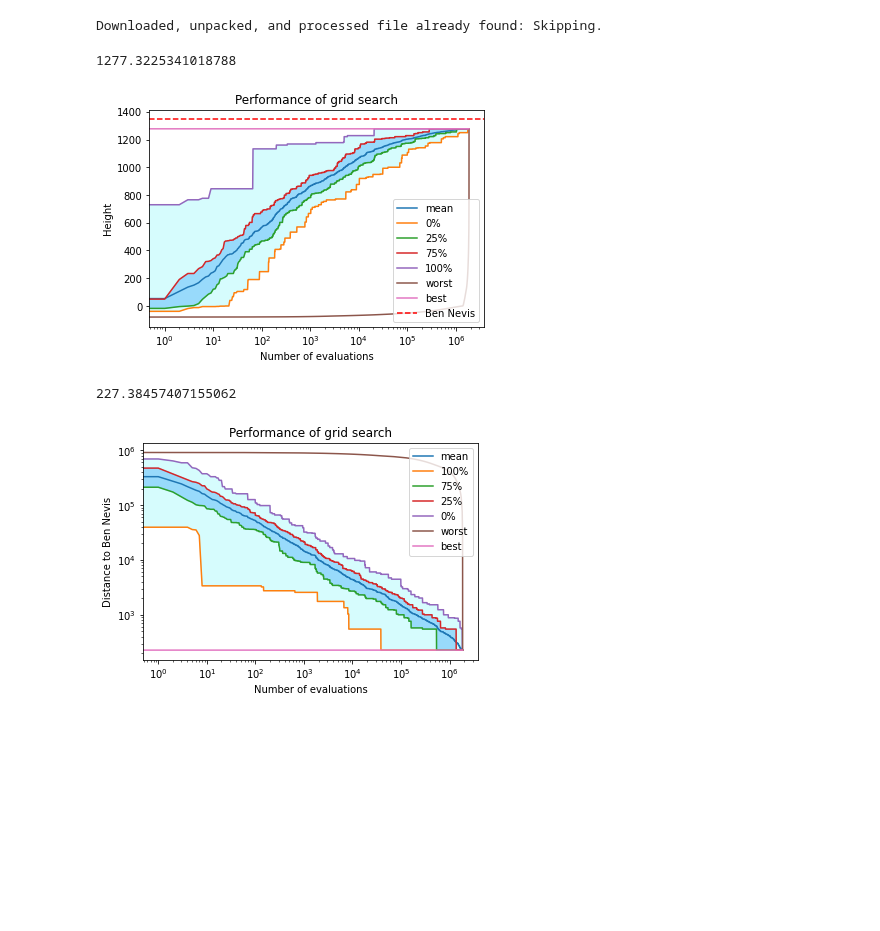
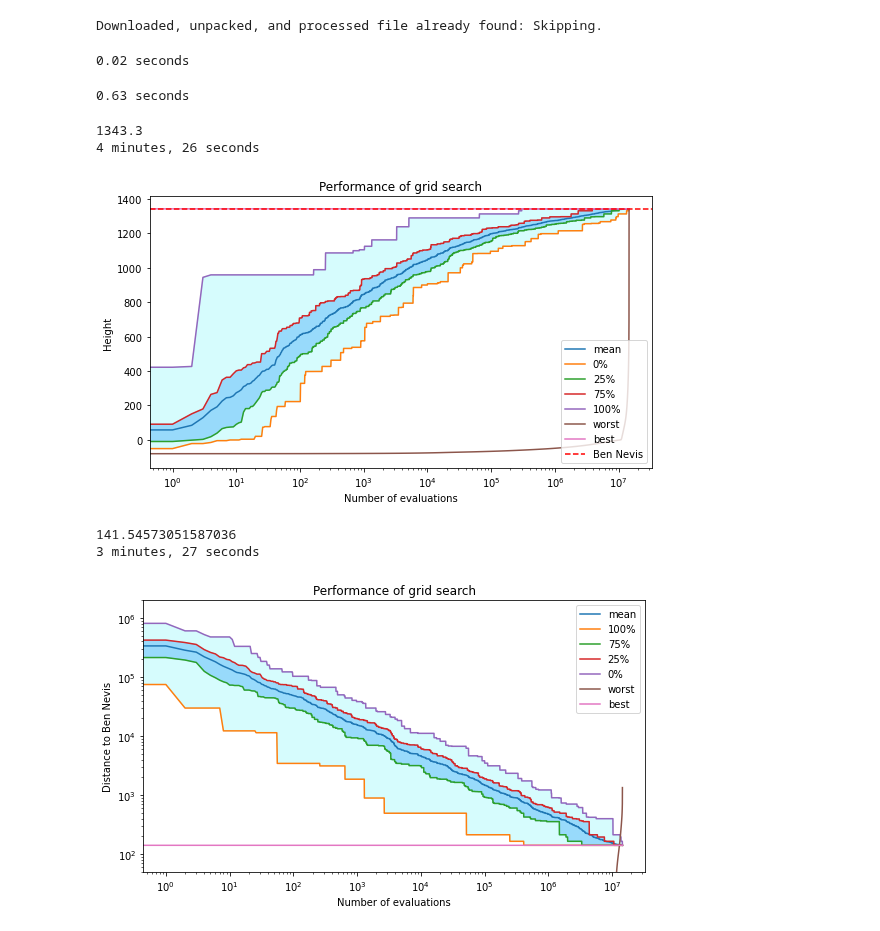
Before and after one commit to CardiacModelling/BenNevisBenchmark, a Jupyter notebook: baseline_grid.ipynb, the cells around one changed output. Drawn from its saved outputs; the diff is of its cells as text; code cells hidden in the pictures; blank space fills up the shorter version.

```diff
--- a/baseline_grid.ipynb
+++ b/baseline_grid.ipynb
@@ -26,25 +26,38 @@ def make_pairs(s):
 # %%
 pairs = make_pairs(SIDE)
 re_len = len(pairs)
-re_worst = [f(x, y) for x, y in pairs]
-re_worst.sort()
-func_values = re_worst.copy()
+
+#t = nevis.Timer()
+#re_worst = np.array([f(x, y) for x, y in pairs])
+#print(t.format())
+#print(re_worst.shape)
+
+m = SIDE // 50
+t = nevis.Timer()
+re_worst = (nevis.gb()[::m, ::m])
+re_worst = np.reshape(re_worst, (np.prod(re_worst.shape,)))
+print(t.format())
+#print(re_worst.shape)
+# %% [output]
+0.02 seconds
+# %%
+t.reset()
+re_worst = np.sort(re_worst)
+print(t.format())
+# %% [output]
+0.63 seconds
 # %%
 def gen_res(re_worst, method='max'):
-    random_results = []
-    for i in range(N):
-        shuffled_f = np.random.permutation(re_worst)
-        prefix = (np.maximum if method == 'max' else np.minimum).accumulate(shuffled_f)
-        random_results.append(prefix)
-
-    temp = np.array(random_results).T
+    rng = np.random.default_rng()
+    random_results = rng.permuted(np.tile(re_worst, (N, 1)), axis=1)
+    random_results = (np.maximum if method == 'max' else np.minimum).accumulate(random_results, axis=1)
 
     re_mean = []
     re_0 = []
     re_25 = []
     re_75 = []
     re_100 = []
-    for x in temp:
+    for x in random_results.T:
         re_mean.append(np.mean(x))
         sorted_x = np.sort(x)
         re_0.append(sorted_x[0])
@@ -56,30 +69,33 @@ def gen_res(re_worst, method='max'):
     print(re_best[0])
     return re_mean, re_0, re_25, re_75, re_100, re_best
 # %%
-re_worst = func_values
+t.reset()
 re_mean, re_0, re_25, re_75, re_100, re_best = gen_res(re_worst)
+print(t.format())
 # Output is our heighest
 # %% [output]
-1277.3225341018788
+1343.3
+4 minutes, 26 seconds
 # %%
+plt.figure(figsize=(9, 5))
 plt.xscale('log') # log scale for x axis
 plt.plot(re_mean, label='mean')
 plt.plot(re_0, label='0%')
 plt.plot(re_25, label='25%')
 plt.plot(re_75, label='75%')
 plt.plot(re_100, label='100%')
 plt.plot(re_worst, label='worst')
 plt.plot(re_best, label='best')
 plt.axhline(y=1344.9, color='r', linestyle='--', label='Ben Nevis')
 plt.fill_between(range(len(re_mean)), re_25, re_75, color='#5CA4FA', alpha=0.5)
 plt.fill_between(range(len(re_mean)), re_0, re_100, color='#5CF7FA', alpha=0.25)
 plt.legend(loc='lower right')
 plt.title('Performance of grid search')
 plt.xlabel('Number of evaluations')
 plt.ylabel('Height')
 plt.show()
 # %% [output]
-[figure, old version]
+[figure, new version]
 # %%
 ben_x, ben_y = nevis.ben().grid
 def dist_to_ben(x, y):
@@ -91,10 +105,13 @@ distances.reverse()
 # %%
-re_worst = distances
-re_mean, re_0, re_25, re_75, re_100, re_best = gen_res(re_worst, 'min')
+t.reset()
+re_mean, re_0, re_25, re_75, re_100, re_best = gen_res(distances, 'min')
+print(t.format())
 # Output is our closest distance to Ben Nevis
 # %% [output]
-227.38457407155062
+141.54573051587036
+3 minutes, 27 seconds
 # %%
+plt.figure(figsize=(9, 5))
 plt.xscale('log') # log scale for x axis
 plt.yscale('log') # log scale for y axis
 plt.plot(re_mean, label='mean')
@@ -110,6 +127,7 @@ plt.legend(loc='upper right')
 plt.title('Performance of grid search')
 plt.xlabel('Number of evaluations')
 plt.ylabel('Distance to Ben Nevis')
+plt.ylim(50, 2e6)
 plt.show()
 # %% [output]
-[figure, old version]
+[figure, new version]
```
Also changed, not shown: parts of 2 cells of this notebook, 1 other file.
